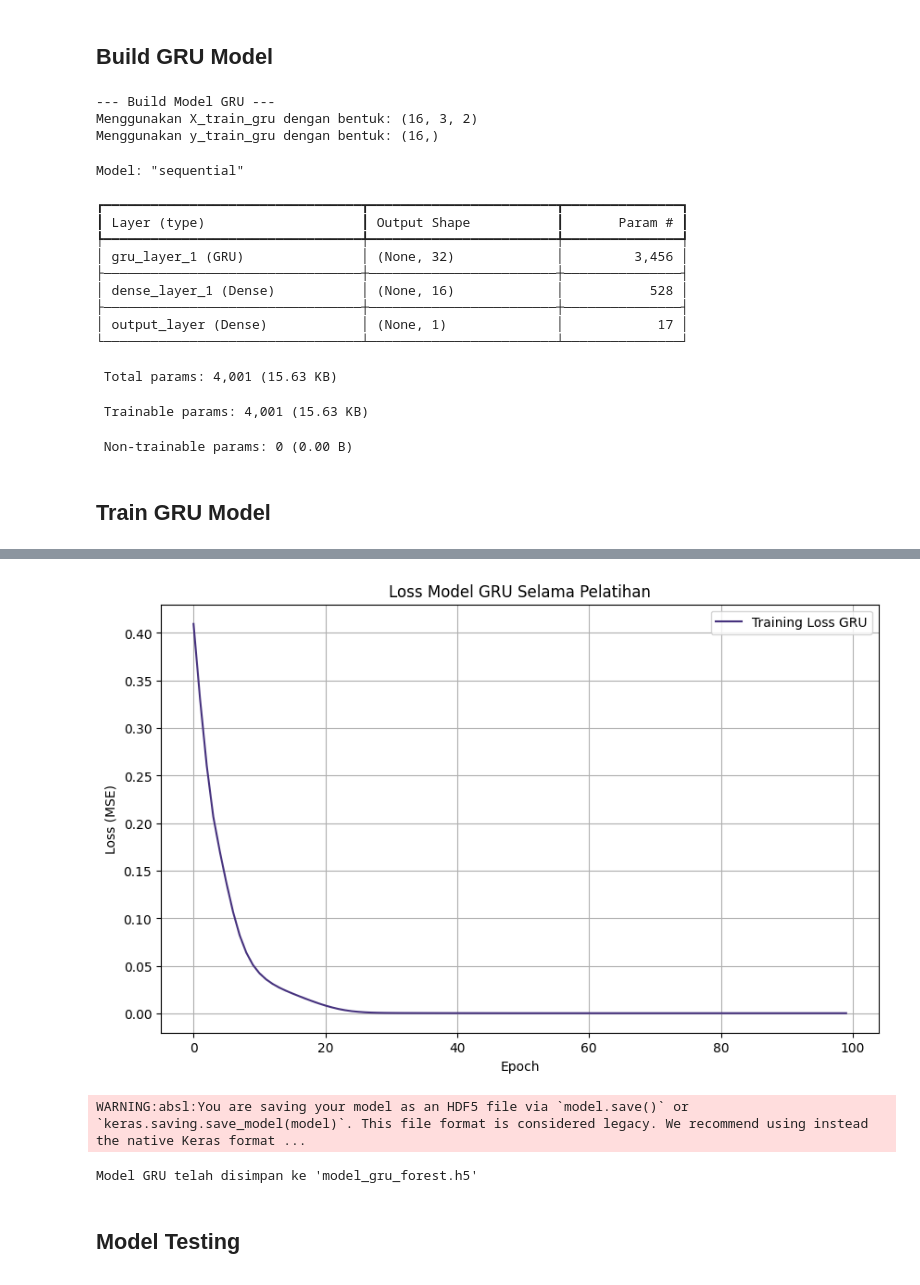
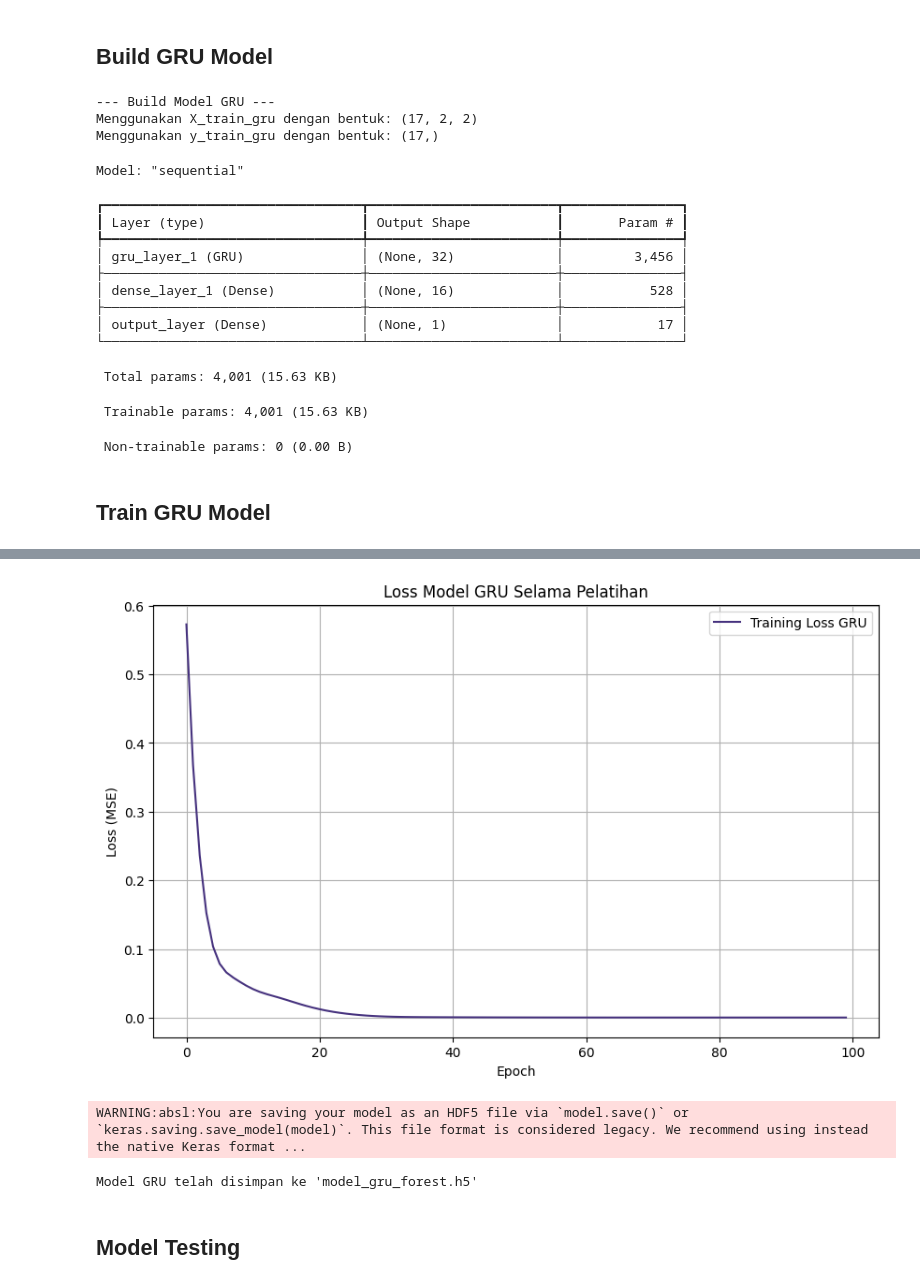
Before and after one commit to bintangfikrif/Unnamed-Final_Project, a Jupyter notebook: notebooks/main.ipynb, the cells around one changed output, grey strips where cells are left out. Cells and saved outputs as stored; diff of their text form; code cells hidden in the pictures.

```diff
--- a/notebooks/main.ipynb
+++ b/notebooks/main.ipynb
@@ -415,7 +1836,7 @@ def create_gru_sequences(input_data, n_steps_in):
     return np.array(X), np.array(y)
 
 # Menentukan jumlah langkah waktu untuk sekuens
-n_steps_gru = 3
+n_steps_gru = 2
 
 # Membuat sekuens untuk data latih
 X_train_gru, y_train_gru = create_gru_sequences(scaled_train_data_gru, n_steps_gru)
@@ -487,9 +1907,9 @@ print(f"Menggunakan y_train_gru dengan bentuk: {y_train_gru.shape}")
 # Definisi model GRU
 model_gru = Sequential([
     Input(shape=(X_train_gru.shape[1], X_train_gru.shape[2]), name='input_layer'),
-    GRU(units=32, activation='relu', return_sequences=False, name='gru_layer_1'),
+    GRU(units=32, activation='tanh', return_sequences=False, name='gru_layer_1'),
     # Dropout(0.1, name='dropout_1'), # Dapat diaktifkan jika terjadi overfitting
-    Dense(units=16, activation='relu', name='dense_layer_1'),
+    Dense(units=16, activation='tanh', name='dense_layer_1'),
     Dense(units=1, name='output_layer')
 ])
 
@@ -516,8 +1936,8 @@ reduce_lr_gru = ReduceLROnPlateau(
 )
 # %% [output]
 --- Build Model GRU ---
-Menggunakan X_train_gru dengan bentuk: (16, 3, 2)
-Menggunakan y_train_gru dengan bentuk: (16,)
+Menggunakan X_train_gru dengan bentuk: (17, 2, 2)
+Menggunakan y_train_gru dengan bentuk: (17,)
 Model: "sequential"
 ┏━━━━━━━━━━━━━━━━━━━━━━━━━━━━━━━━━┳━━━━━━━━━━━━━━━━━━━━━━━━┳━━━━━━━━━━━━━━━┓
 ┃ Layer (type)                    ┃ Output Shape           ┃       Param # ┃
@@ -539,7 +1959,7 @@ print("\nMemulai pelatihan model GRU...")
 history_gru = model_gru.fit(
     X_train_gru, y_train_gru,
     epochs=100,
-    batch_size=2, # Batch size kecil cocok untuk dataset yang tidak terlalu besar
+    batch_size=4, # Batch size kecil cocok untuk dataset yang tidak terlalu besar
     verbose=1,
     callbacks=[early_stopping_gru, reduce_lr_gru],
     shuffle=False # Penting untuk data time series
@@ -578,7 +1998,7 @@ Epoch 6/100
 Restoring model weights from the end of the best epoch: 100.
 
 Pelatihan model GRU selesai.
-[figure, old version]
+[figure, new version]
 WARNING:absl:You are saving your model as an HDF5 file via `model.save()` or `keras.saving.save_model(model)`. This file format is considered legacy. We recommend using instead the native Keras format ...
 Model GRU telah disimpan ke 'model_gru_forest.h5'
 # %% [markdown]
```
Also changed, not shown: parts of 32 cells of this notebook.
